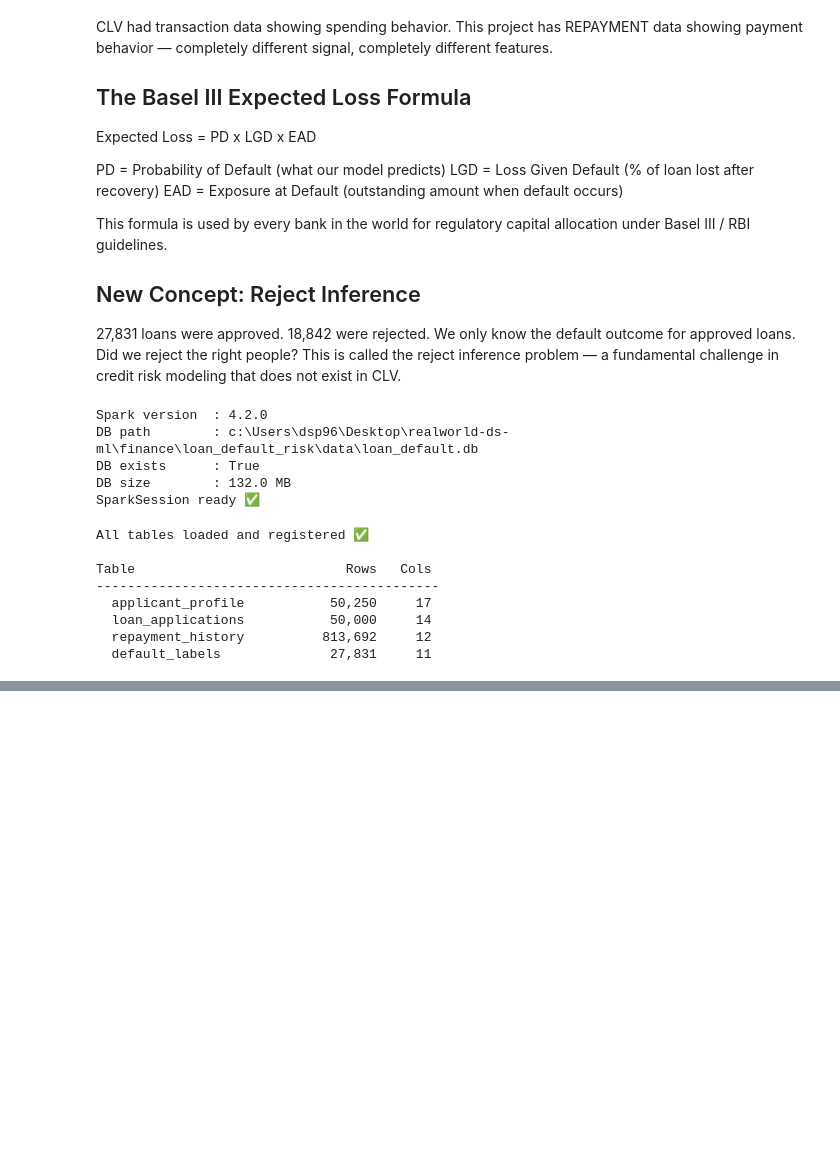
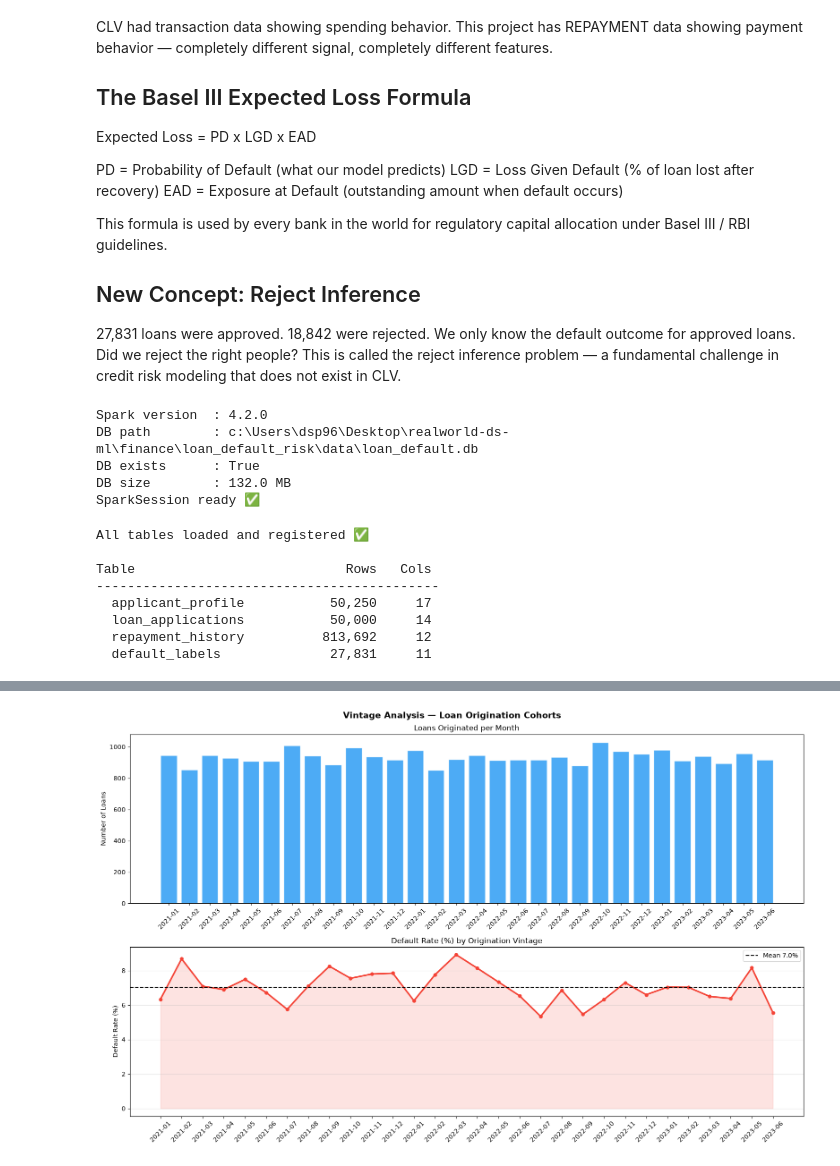
Before and after one commit to praveenkumar993/realworld-ds-ml, a Jupyter notebook: finance/loan_default_risk/notebooks/01_database_setup.ipynb, the cells around one changed output, grey strips where cells are left out. Drawn from its saved outputs; the diff is of its cells as text; code cells hidden in the pictures; blank space fills up the shorter version.

```diff
--- a/finance/loan_default_risk/notebooks/01_database_setup.ipynb
+++ b/finance/loan_default_risk/notebooks/01_database_setup.ipynb
@@ -152,0 +538,79 @@ Table                           Rows   Cols
+# %%
+print("VINTAGE ANALYSIS\n")
+print("""
+Vintage = the month/quarter in which a loan was originated.
+Loans from the same vintage share similar:
+  - Economic conditions at origination
+  - Bank's underwriting standards at that time
+  - Borrower behavior patterns
+
+Vintage analysis asks: do loans from 2021 default more
+than loans from 2022? If yes, underwriting standards
+changed or economic conditions shifted.
+
+This is a new analytical concept not seen in previous projects.
+It is central to credit risk modeling at every bank.
+""")
+
+vintage_analysis = spark.sql("""
+    SELECT
+        SUBSTR(l.application_date, 1, 7)       AS vintage_month,
+        COUNT(*)                               AS loans_originated,
+        SUM(d.is_defaulted)                    AS defaults,
+        ROUND(AVG(d.is_defaulted) * 100, 2)   AS default_rate_pct,
+        ROUND(AVG(l.loan_amount_sanctioned), 0) AS avg_loan_amount,
+        ROUND(AVG(p.cibil_score), 0)           AS avg_cibil
+    FROM default_labels d
+    JOIN loan_applications l  ON d.loan_id     = l.loan_id
+    JOIN applicant_profile p  ON l.customer_id = p.customer_id
+    WHERE l.application_date IS NOT NULL
+    GROUP BY vintage_month
+    ORDER BY vintage_month
+""")
+
+print("Default Rate by Origination Vintage (Monthly):")
+vintage_analysis.show(35, truncate=False)
+
+# Visualize vintage curve
+vintage_pd = vintage_analysis.toPandas()
+
+fig, axes = plt.subplots(2, 1, figsize=(16, 10))
+fig.suptitle("Vintage Analysis — Loan Origination Cohorts",
+             fontsize=14, fontweight="bold")
+
+axes[0].bar(
+    vintage_pd["vintage_month"],
+    vintage_pd["loans_originated"],
+    color="#2196F3", edgecolor="white", alpha=0.8
+)
+axes[0].set_title("Loans Originated per Month")
+axes[0].set_ylabel("Number of Loans")
+axes[0].tick_params(axis="x", rotation=45)
+
+axes[1].plot(
+    vintage_pd["vintage_month"],
+    vintage_pd["default_rate_pct"],
+    color="#F44336", linewidth=2.5,
+    marker="o", markersize=5
+)
+axes[1].fill_between(
+    vintage_pd["vintage_month"],
+    vintage_pd["default_rate_pct"],
+    alpha=0.15, color="#F44336"
+)
+axes[1].set_title("Default Rate (%) by Origination Vintage")
+axes[1].set_ylabel("Default Rate (%)")
+axes[1].tick_params(axis="x", rotation=45)
+axes[1].axhline(
+    vintage_pd["default_rate_pct"].mean(),
+    color="black", linestyle="--", linewidth=1.5,
+    label=f"Mean {vintage_pd['default_rate_pct'].mean():.1f}%"
+)
+axes[1].legend()
+axes[1].grid(axis="y", alpha=0.3)
+
+plt.tight_layout()
+plt.savefig("../data/processed/03_vintage_analysis.png",
+            dpi=130, bbox_inches="tight")
+plt.show()
+# %% [output]
@@ -152,0 +634 @@ Table                           Rows   Cols
+[figure, added]
```
Also changed, not shown: parts of 7 cells of this notebook.
